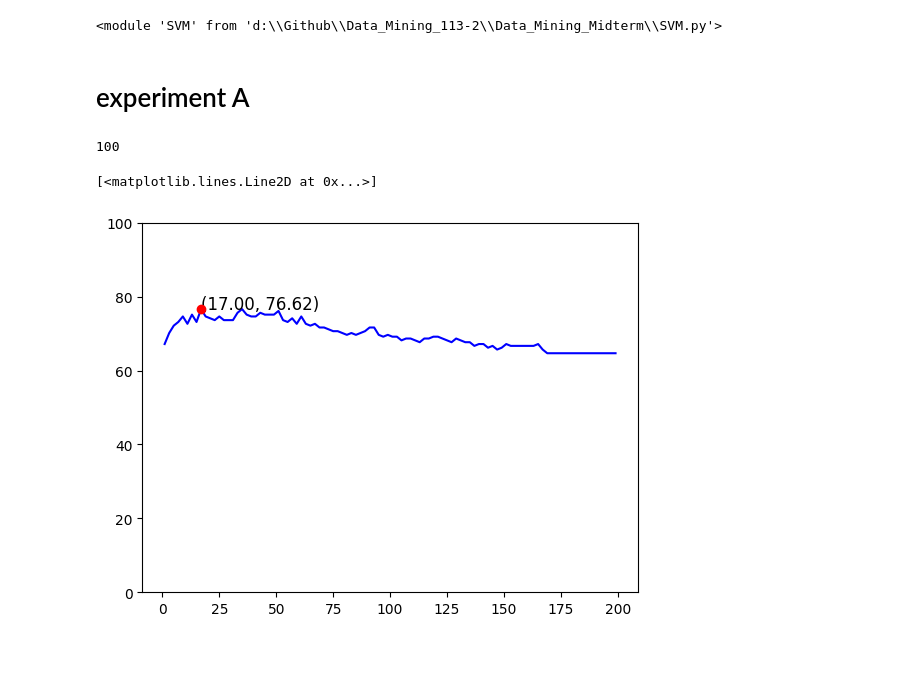
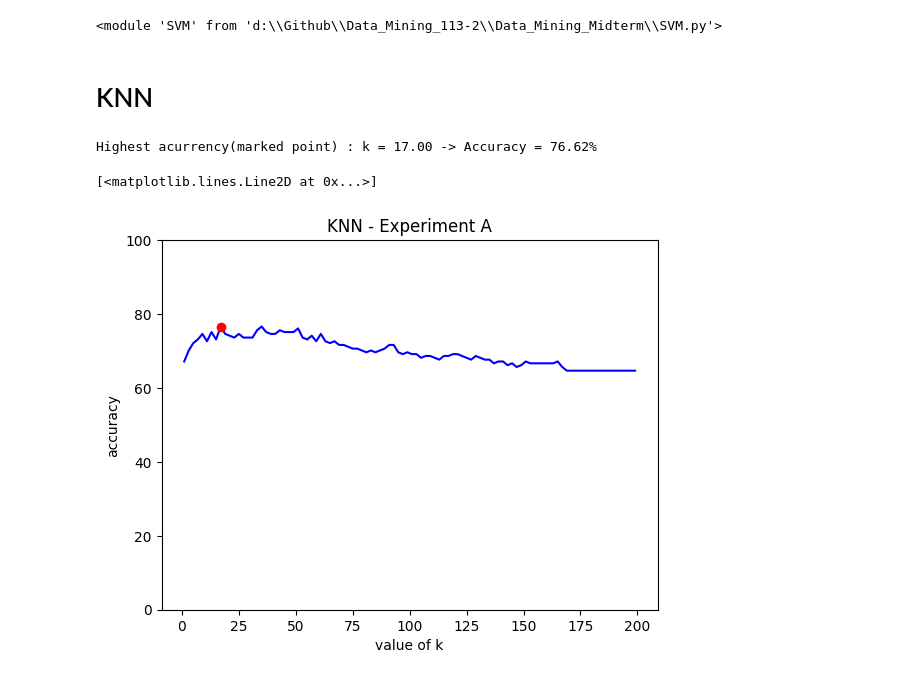
Before and after one commit to Benny0w0Liu/Data_Mining_113-2, a Jupyter notebook: Data_Mining_Midterm/experiment.ipynb, the cells around one changed output. Cells and saved outputs as stored; diff of their text form; code cells hidden in the pictures; blank space fills up the shorter version.

```diff
--- a/Data_Mining_Midterm/experiment.ipynb
+++ b/Data_Mining_Midterm/experiment.ipynb
@@ -14,22 +14,24 @@ reload(SVM)
 Experiment A Accuracy(K=7): 73.13432835820896 %
 Experiment B Accuracy(K=7): 76.0 %
 <module 'SVM' from 'd:\\Github\\Data_Mining_113-2\\Data_Mining_Midterm\\SVM.py'>
-# %% [markdown]
-# experiment A
+# %% [markdown]
+# KNN
 # %%
-# KNN
+# Experiment A
 ax = plt.gca()
 ax.set_ylim([0, 100])
 x = np.array(list(range(1,200,2)))
-print(len(x))
 y=[]
 for k in x:
     y.append(KNN.experiment("A",k))
 
+print(f'Highest accuracy(marked point) : k = {x[np.argmax(y)]:.2f} -> Accuracy = {y[np.argmax(y)]:.2f}%')
 plt.scatter(x[np.argmax(y)], y[np.argmax(y)], color='red', zorder=5)
-plt.text(x[np.argmax(y)], y[np.argmax(y)], f'({x[np.argmax(y)]:.2f}, {y[np.argmax(y)]:.2f})', fontsize=12)
+plt.xlabel('value of k')
+plt.ylabel('accuracy')
+plt.title(f'KNN - Experiment A', fontsize=12)
 plt.plot(x, y, 'b-')
 # %% [output]
-100
+Highest acurrency(marked point) : k = 17.00 -> Accuracy = 76.62%
 [<matplotlib.lines.Line2D at 0x...>]
-[figure, old version]
+[figure, new version]
```
Also changed, not shown: parts of 10 cells of this notebook, 2 other files.
